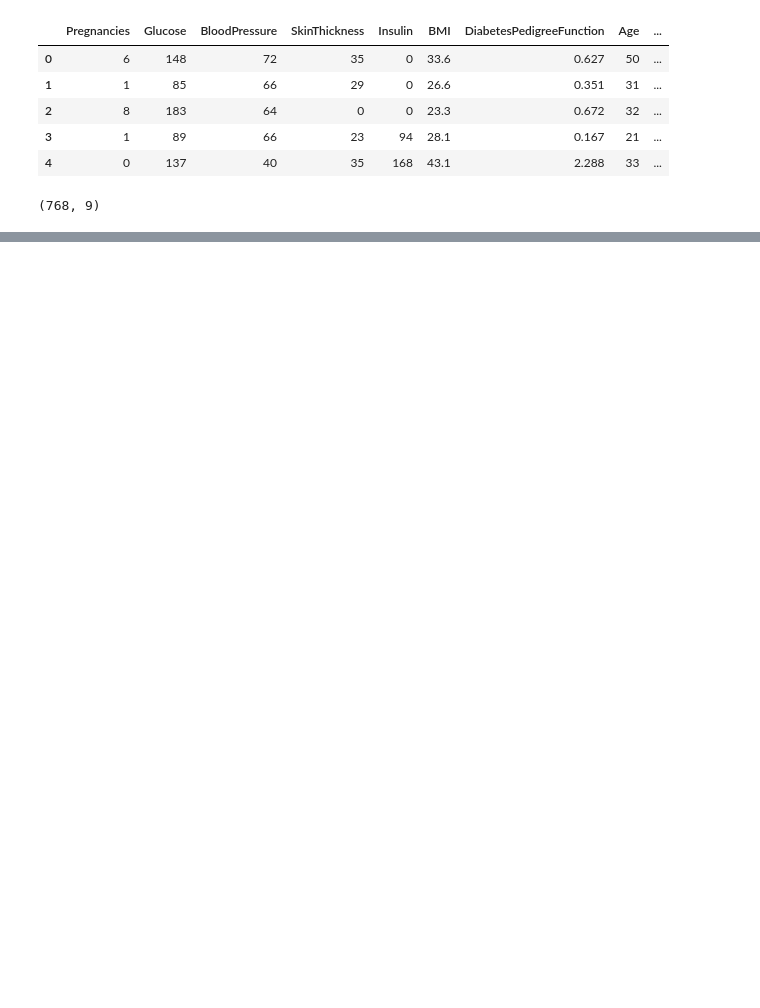
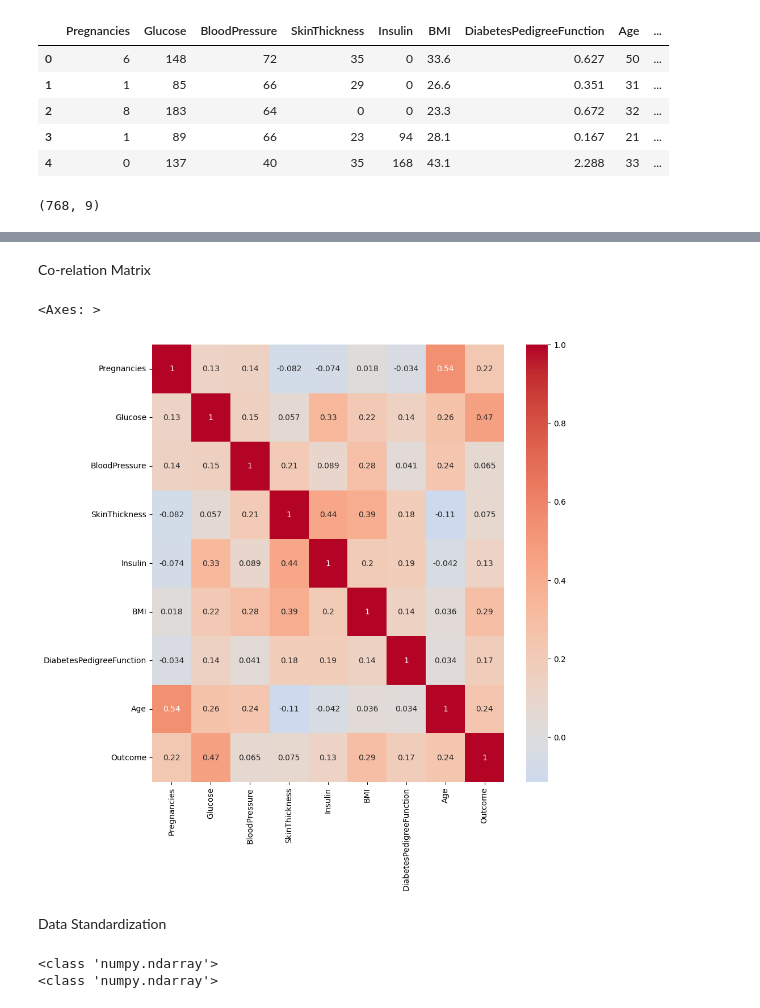
Before and after one commit to akilamunasinghe4-cmyk/ML-projects, a Jupyter notebook: Diabetes Prediction/Diabetes Prediction.ipynb, the cells around one changed output, grey strips where cells are left out. Drawn from its saved outputs; the diff is of its cells as text; code cells hidden in the pictures; blank space fills up the shorter version.

```diff
--- a/Diabetes Prediction/Diabetes Prediction.ipynb
+++ b/Diabetes Prediction/Diabetes Prediction.ipynb
@@ -23,0 +43,23 @@ Diabaetes_Dataset.shape #number of rows and columns in the dataset
+# %% [markdown]
+Co-relation Matrix
+# %%
+correlation = Diabaetes_Dataset.corr() #finding the correlation between the columns in the dataset
+plt.figure(figsize=(10,10))
+sns.heatmap(correlation, annot=True, cmap='coolwarm', center=0)
+# %% [output]
+<Axes: >
+[figure, added]
+# %% [markdown]
+Data Standardization
+# %%
+X = Diabaetes_Dataset.drop(columns='Outcome').values   #separating the data and labels
+print(type(X))
+scaler = StandardScaler()                               #scaling the data
+scaler.fit(X)                                           #fitting the data to the scaler
+standardized_data = scaler.transform(X)                 #transforming the data
+X = standardized_data
+print(type(X))
+Y = Diabaetes_Dataset['Outcome']                        #labels
+# %% [output]
+<class 'numpy.ndarray'>
+<class 'numpy.ndarray'>
```
Also changed, not shown: parts of 18 cells of this notebook.
